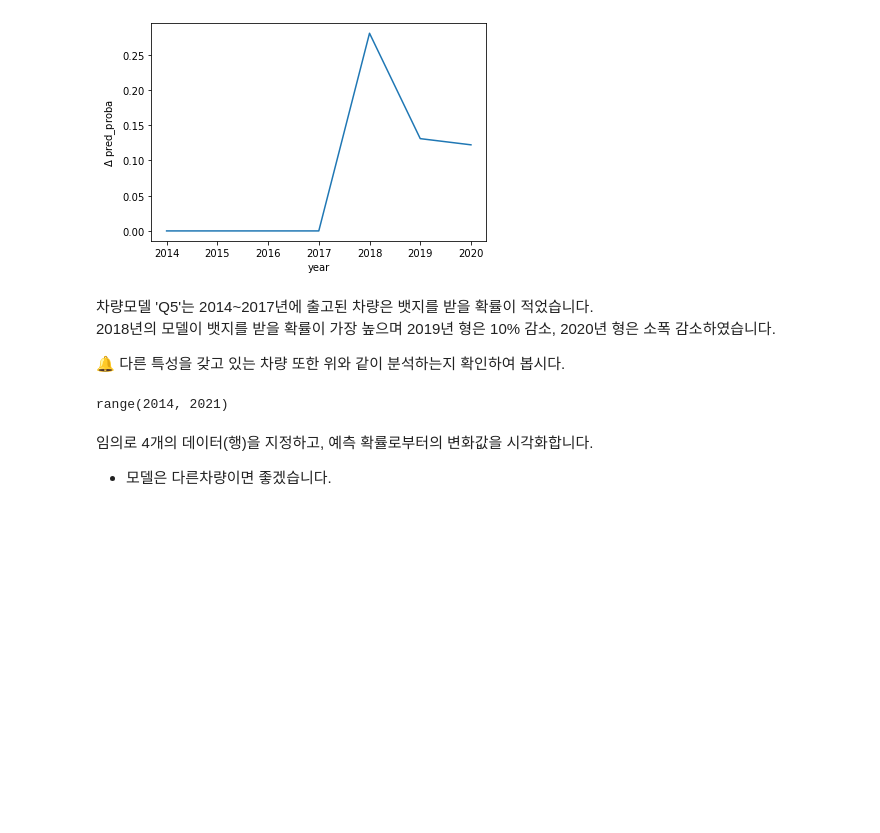
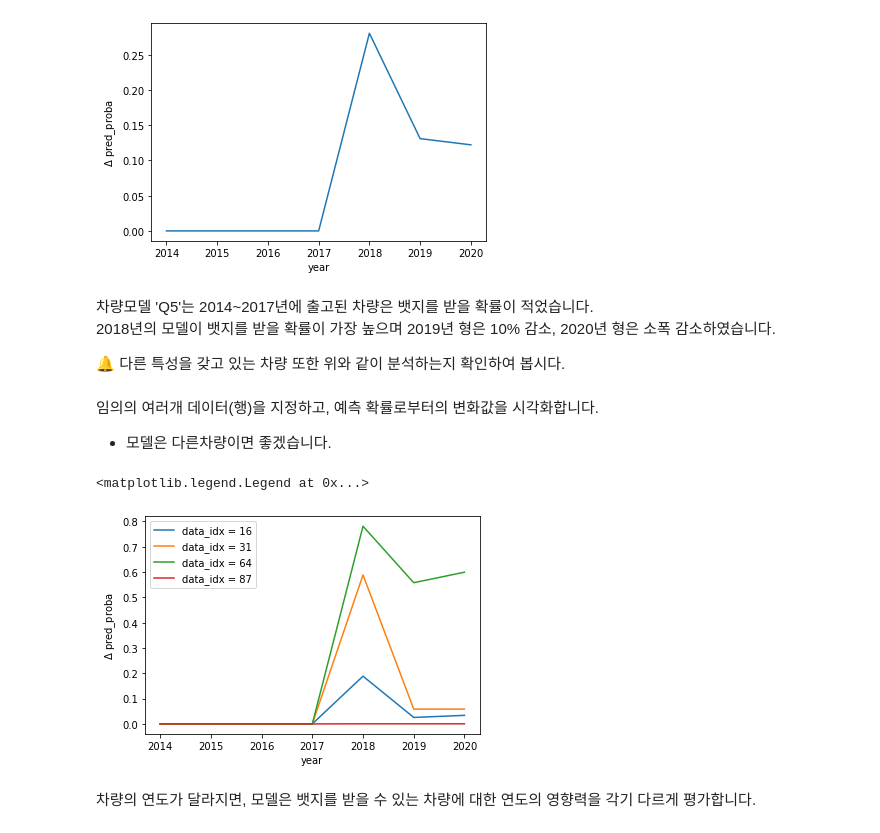
Before and after one commit to 00150/AI_07_JYP_Project_section_02, a Jupyter notebook: Classification_Used_car_modeling.ipynb, the cells around one changed output. Drawn from its saved outputs; the diff is of its cells as text; code cells hidden in the pictures; blank space fills up the shorter version.

```diff
--- a/Classification_Used_car_modeling.ipynb
+++ b/Classification_Used_car_modeling.ipynb
@@ -1403,4 +1352,0 @@ def get_ice_plot_data(model, data, target_feature, *data_index):
-# %%
-get_ice_plot_data(pipe, X_val_encoded, 'year',12,24)
-# %% [output]
-range(2014, 2021)
@@ -1407,3 +1381,26 @@ range(2014, 2021)
 # %% [markdown]
-임의로 4개의 데이터(행)을 지정하고, 예측 확률로부터의 변화값을 시각화합니다.
+임의의 여러개 데이터(행)을 지정하고, 예측 확률로부터의 변화값을 시각화합니다.
 * 모델은 다른차량이면 좋겠습니다.
+# %%
+# 생성한 함수를 이용하여 데이터를 시각화합니다. 16, 31, 64, 87행을 살펴봅니다.
+
+# 살펴볼 피처 지정 : year
+target_feature = 'year'
+
+target_feature_range = range(X_val_encoded['year'].min(), X_val_encoded['year'].max()+1)
+
+
+# 살펴볼 데이터(행)는 다음과 같습니다. 16, 31, 64, 87
+for data_index in [16, 31, 64, 87]:
+  plt.plot(*get_ice_plot_data(
+      pipe, X_val_encoded, data_index, target_feature, target_feature_range),
+      label = f'data_idx = {data_index}')
+
+plt.xlabel(target_feature)
+plt.ylabel("$\Delta$ pred_proba")
+plt.legend()
+# %% [output]
+<matplotlib.legend.Legend at 0x...>
+[figure, added]
+# %% [markdown]
+차량의 연도가 달라지면, 모델은 뱃지를 받을 수 있는 차량에 대한 연도의 영향력을 각기 다르게 평가합니다.
```
Also changed, not shown: parts of 17 cells of this notebook.
